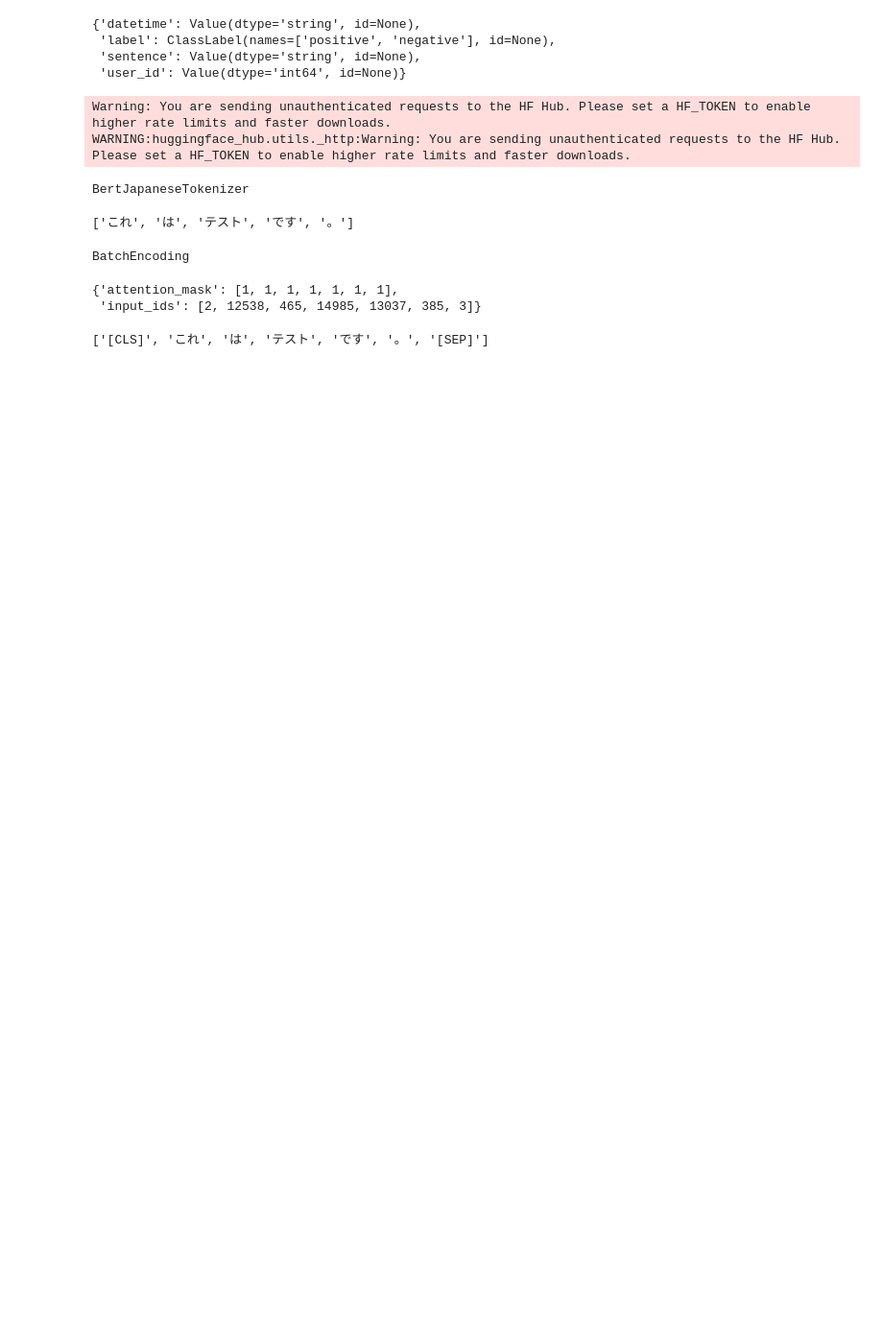
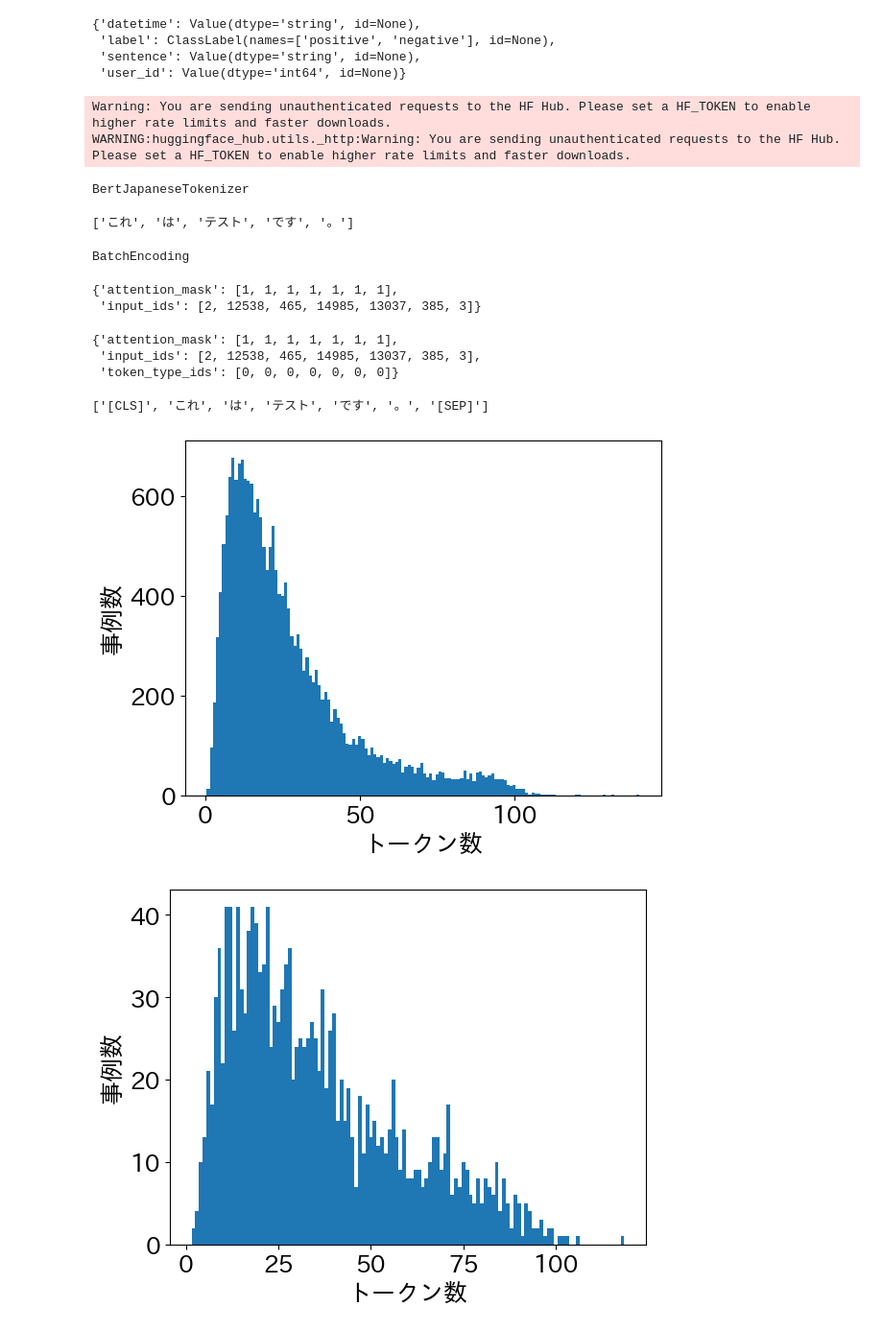
Before and after one commit to jun-yuaka/llm-book, a Jupyter notebook: LLM_lesson⑤.ipynb, the cells around one changed output. Shown at 96% size. Saved outputs shown, nothing was run; the diff lists cells and outputs as text; code cells hidden in the pictures; blank space fills up the shorter version.

Commit message:
dataset統計の可視化

```diff
--- a/LLM_lesson⑤.ipynb
+++ b/LLM_lesson⑤.ipynb
@@ -73,7 +73,42 @@ pprint(encoded_input)
 # %% [output]
 {'attention_mask': [1, 1, 1, 1, 1, 1, 1],
  'input_ids': [2, 12538, 465, 14985, 13037, 385, 3]}
+# %%
+# 明示的に token_type_ids を返したい場合は引数に指定します
+encoded_input_with_type = tokenizer("これはテストです。", return_token_type_ids=True)
+pprint(encoded_input_with_type)
+# %% [output]
+{'attention_mask': [1, 1, 1, 1, 1, 1, 1],
+ 'input_ids': [2, 12538, 465, 14985, 13037, 385, 3],
+ 'token_type_ids': [0, 0, 0, 0, 0, 0, 0]}
 # %%
 tokenizer.convert_ids_to_tokens(encoded_input["input_ids"])
 # %% [output]
 ['[CLS]', 'これ', 'は', 'テスト', 'です', '。', '[SEP]']
+# %%
+!pip install -q japanize-matplotlib
+
+from collections import Counter
+import japanize_matplotlib
+import matplotlib.pyplot as plt
+from datasets import Dataset
+from tqdm import tqdm
+
+plt.rcParams["font.size"] = 18
+
+def visualize_text_length(dataset: Dataset):
+  length_counter = Counter()
+  for data in tqdm(dataset):
+    length = len(tokenizer.tokenize(data["sentence"]))
+    length_counter[length] += 1
+
+  plt.bar(length_counter.keys(), length_counter.values(), width=1.0)
+  plt.xlabel("トークン数")
+  plt.ylabel("事例数")
+  plt.show()
+
+visualize_text_length(train_dataset)
+visualize_text_length(valid_dataset)
+# %% [output]
+[figure, added]
+[figure, added]
```
Also changed, not shown: parts of 2 cells of this notebook.
